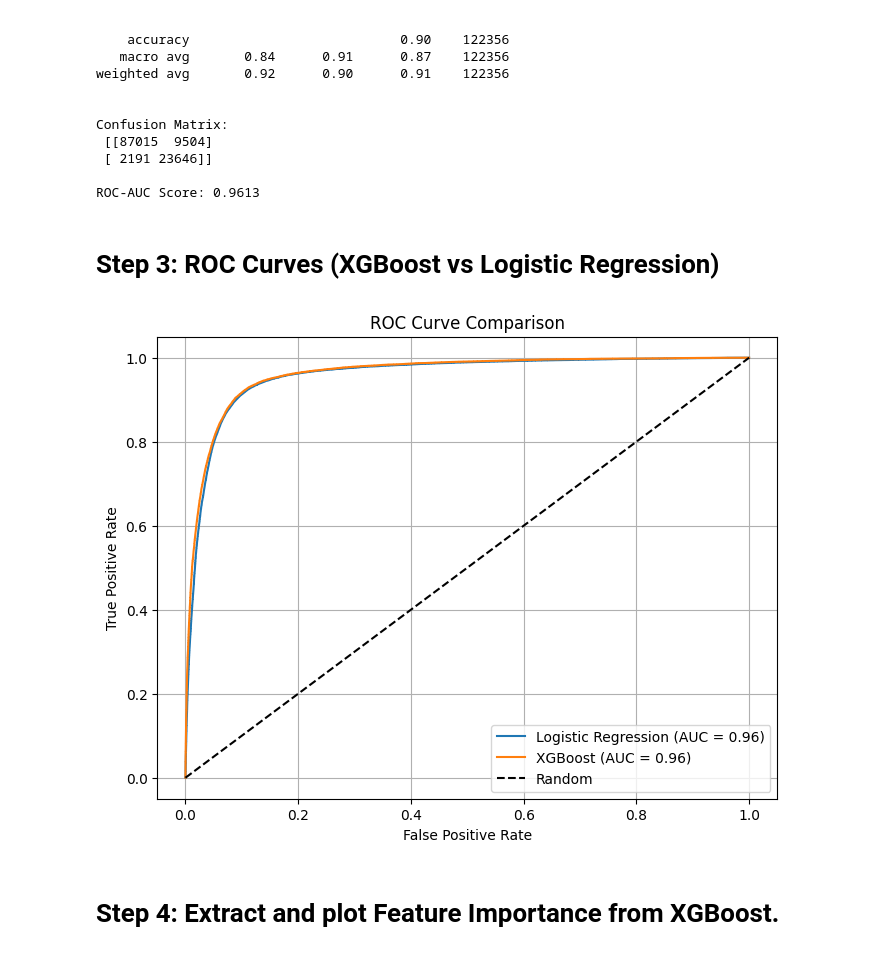
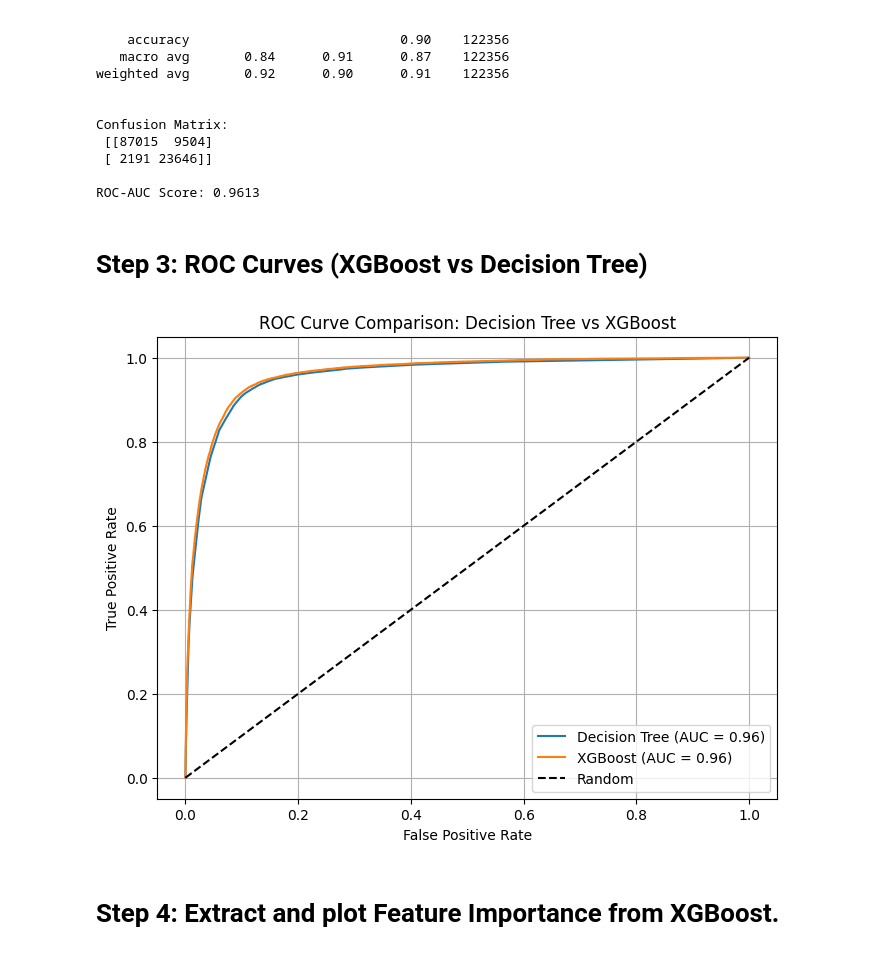
Before and after one commit to KhoaMChe/Credit-Risk-Classification-Using-Machine-Learning, a Jupyter notebook: MODELING.ipynb, the cells around one changed output. Saved outputs shown, nothing was run; the diff lists cells and outputs as text; code cells hidden in the pictures.

Commit message:
thay đổi basic model thành decision tree

```diff
--- a/MODELING.ipynb
+++ b/MODELING.ipynb
@@ -207,35 +171,35 @@ Confusion Matrix:
 
 ROC-AUC Score: 0.9613
 # %% [markdown]
-# Step 3: ROC Curves (XGBoost vs Logistic Regression)
+# Step 3: ROC Curves (XGBoost vs Decision Tree)
 # %%
 import matplotlib.pyplot as plt
 from sklearn.metrics import roc_curve, auc
 
-# Logistic Regression
-fpr_log, tpr_log, _ = roc_curve(y_test, y_proba)
-roc_auc_log = auc(fpr_log, tpr_log)
+# Decision Tree
+fpr_dt, tpr_dt, _ = roc_curve(y_test, y_proba)
+roc_auc_dt = auc(fpr_dt, tpr_dt)
 
 # XGBoost
 fpr_xgb, tpr_xgb, _ = roc_curve(y_test, y_proba_xgb)
 roc_auc_xgb = auc(fpr_xgb, tpr_xgb)
 
 # Plot both ROC Curves
 plt.figure(figsize=(8,6))
-plt.plot(fpr_log, tpr_log, label=f'Logistic Regression (AUC = {roc_auc_log:.2f})')
+plt.plot(fpr_dt, tpr_dt, label=f'Decision Tree (AUC = {roc_auc_dt:.2f})')
 plt.plot(fpr_xgb, tpr_xgb, label=f'XGBoost (AUC = {roc_auc_xgb:.2f})')
 
 # Baseline
 plt.plot([0,1], [0,1], 'k--', label='Random')
 
 plt.xlabel('False Positive Rate')
 plt.ylabel('True Positive Rate')
-plt.title('ROC Curve Comparison')
+plt.title('ROC Curve Comparison: Decision Tree vs XGBoost')
 plt.legend(loc='lower right')
 plt.grid()
 plt.show()
 # %% [output]
-[figure, old version]
+[figure, new version]
 # %% [markdown]
 # Step 4: Extract and plot Feature Importance from XGBoost.
 # %%
```
Also changed, not shown: parts of 7 cells of this notebook.
